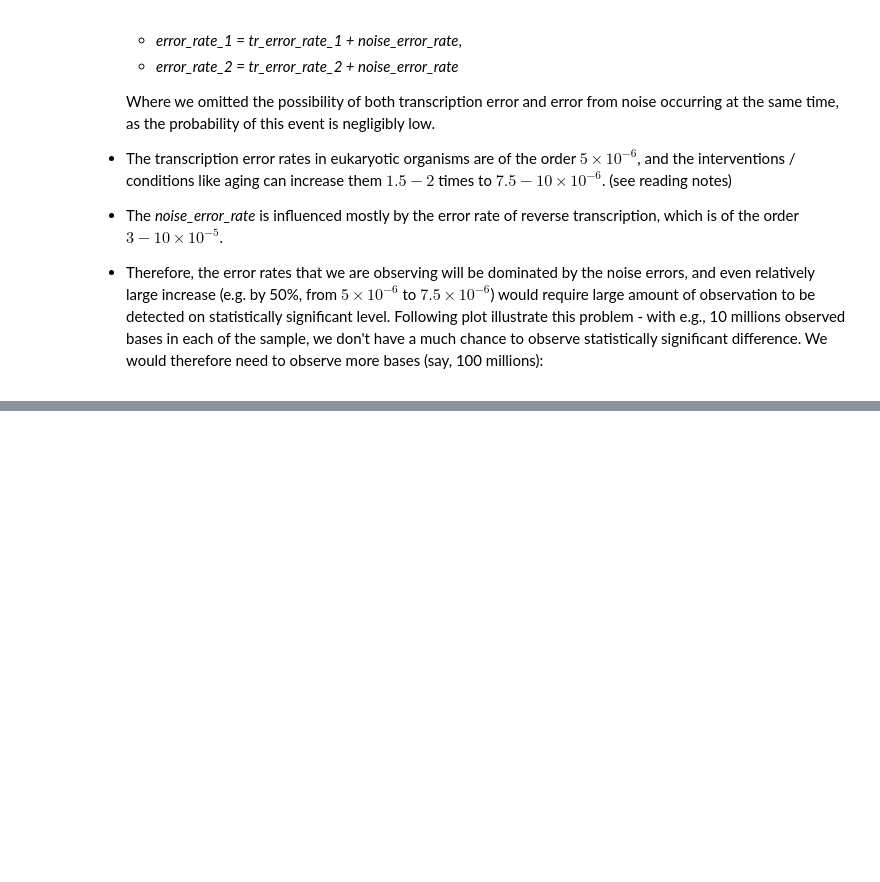
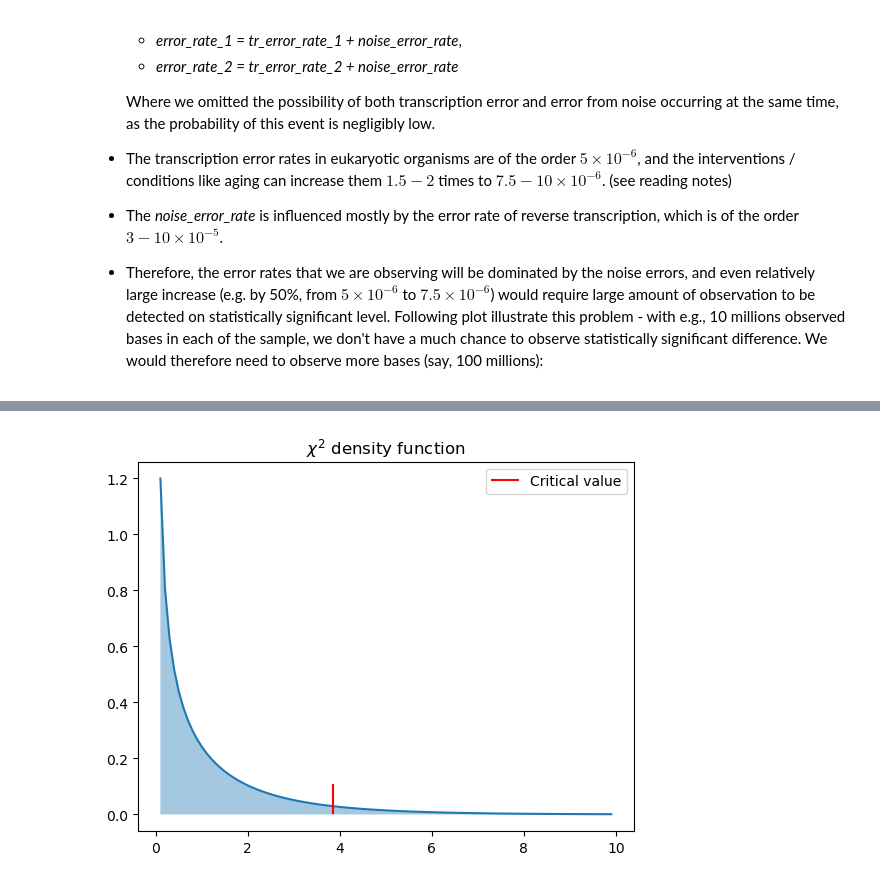
Before and after one commit to jkoubele/phd-stuff, a Jupyter notebook: 02_power_analysis/statistical_and_power_analysis.ipynb, the cells around one changed output, grey strips where cells are left out. Drawn from its saved outputs; the diff is of its cells as text; code cells hidden in the pictures; blank space fills up the shorter version.

```diff
--- a/02_power_analysis/statistical_and_power_analysis.ipynb
+++ b/02_power_analysis/statistical_and_power_analysis.ipynb
@@ -55,0 +59,17 @@ As the detected
+# %%
+from scipy.stats import chi2
+
+x = np.arange(0,10,0.1)
+y = chi2.pdf(x, df=1)
+
+alpha = 0.05
+critical_value = chi2.ppf(1-alpha, df=1)
+
+plt.plot(x,y)
+plt.fill_between(x, y, alpha=0.4)
+plt.vlines(x = critical_value,color = 'r', ymin=0,ymax=0.11, label = 'Critical value')
+plt.title("$\chi^2$ density function")
+plt.legend()
+plt.show()
+# %% [output]
+[figure, added]
```
Also changed, not shown: parts of 13 cells of this notebook.
